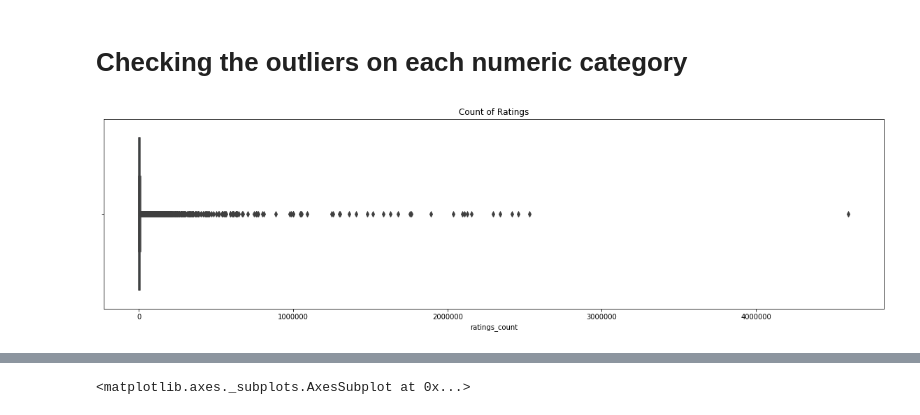
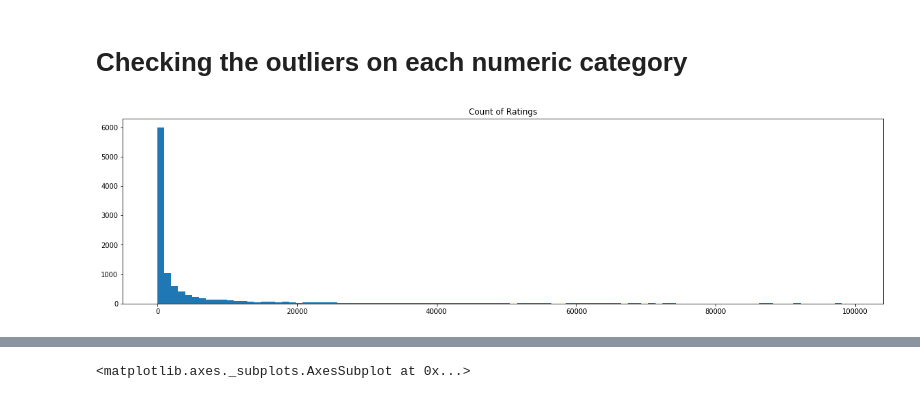
Before and after one commit to ViniciusRaphael/Best_books_from_GoodReads, a Jupyter notebook: Livros.ipynb, the cells around one changed output, grey strips where cells are left out. Saved outputs shown, nothing was run; the diff lists cells and outputs as text; code cells hidden in the pictures.

```diff
--- a/Livros.ipynb
+++ b/Livros.ipynb
@@ -30,0 +48,4 @@ memory usage: 1.0+ MB
+# %%
+df.sort_values(by='ratings_count', ascending=False) #Ordering by Ratings_Counts
+df.drop(columns=['isbn', 'isbn13'], inplace=True) #Removing columns that are not relevante
+df.head()
@@ -31,11 +59,12 @@ memory usage: 1.0+ MB
 # %% [markdown]
 # Checking the outliers on each numeric category
 # %%
+rating_below_1M = df.loc[df['ratings_count'] < 100000]
 plt.figure(figsize=(20,5))
-sns.boxplot(df['ratings_count'])
+plt.hist(rating_below_1M['ratings_count'],bins=100)
 plt.title('Count of Ratings')
 plt.show()
 # %% [output]
-[figure, old version]
+[figure, new version]
 # %%
 # One book with more than 4M votes
```
Also changed, not shown: parts of 17 cells of this notebook.
